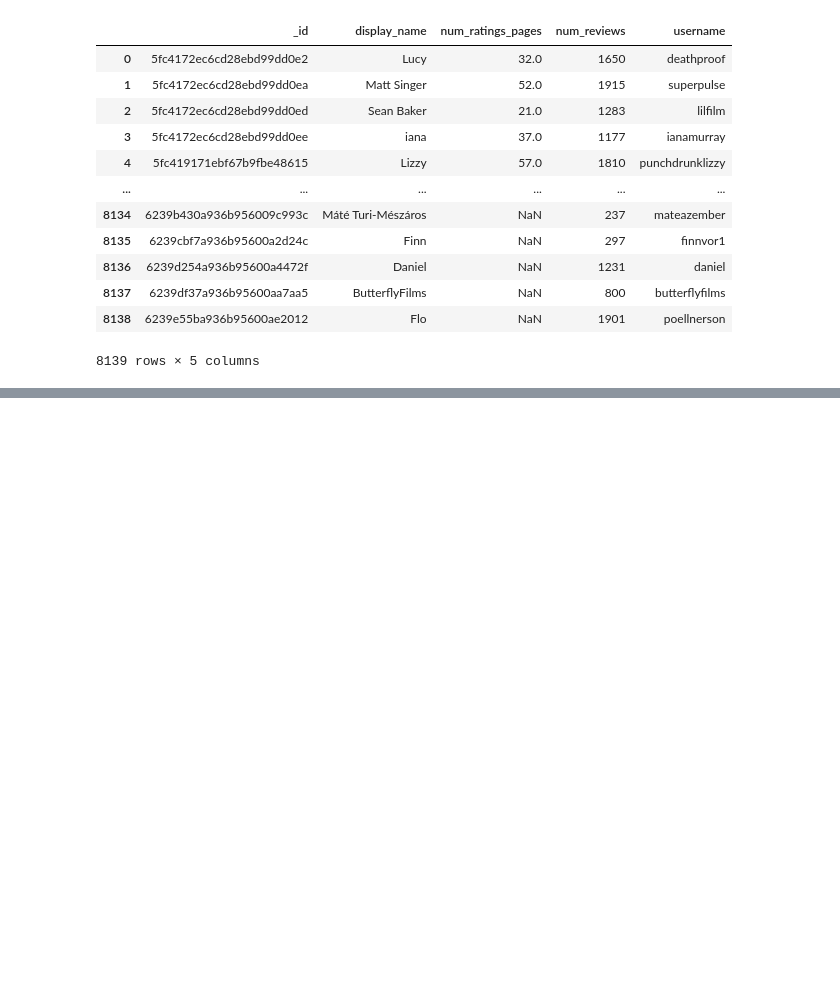
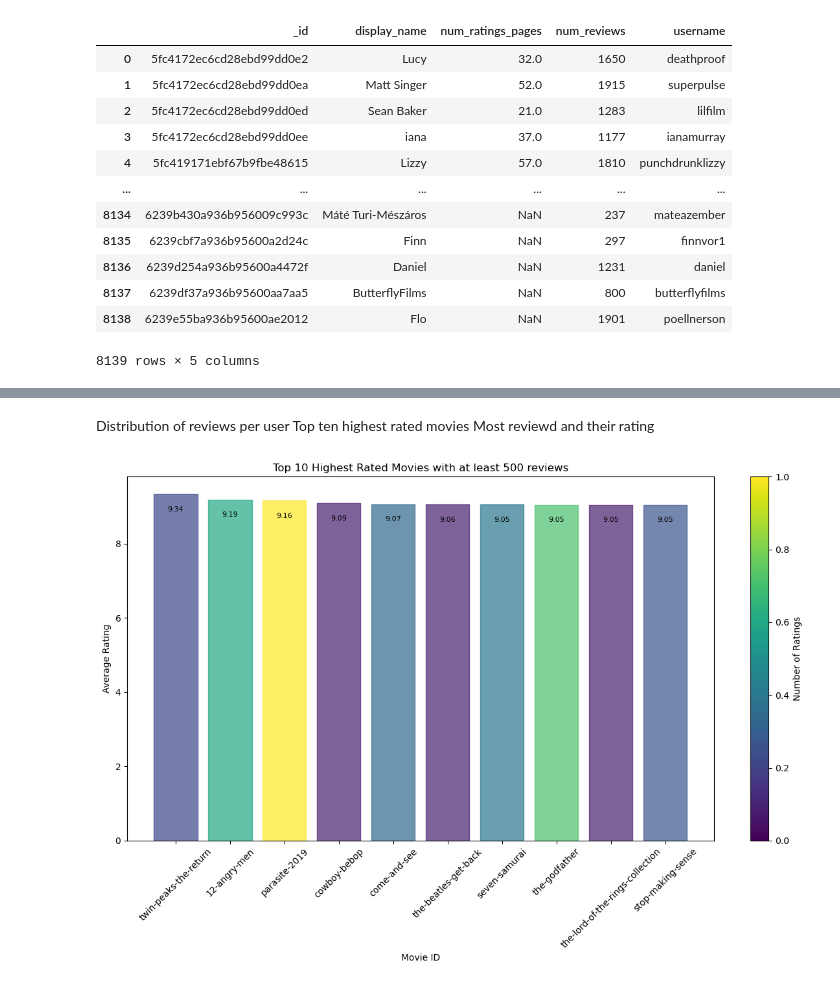
Before and after one commit to colebpotts/Letterboxd-Movie-Recommender, a Jupyter notebook: notebooks/Capstone.ipynb, the cells around one changed output, grey strips where cells are left out. Cells and saved outputs as stored; diff of their text form; code cells hidden in the pictures; blank space fills up the shorter version.

```diff
--- a/notebooks/Capstone.ipynb
+++ b/notebooks/Capstone.ipynb
@@ -60,0 +315,49 @@ users_df
+# %% [markdown]
+Distribution of reviews per user
+Top ten highest rated movies
+Most reviewd and their rating
+# %%
+# Counting the number of reviews for each movie
+reviews_per_movie = ratings_df['movie_id'].value_counts()
+
+# Filtering movies with at least 500 reviews
+movies_with_500_reviews = reviews_per_movie[reviews_per_movie >= 500].index
+
+# Filtering the DataFrame based on movies with at least 500 reviews
+ratings_filtered = ratings_df[ratings_df['movie_id'].isin(movies_with_500_reviews)]
+
+# Calculating the average rating and count of ratings for each movie
+average_ratings = ratings_filtered.groupby('movie_id')['rating_val'].mean()
+rating_counts = ratings_filtered.groupby('movie_id')['rating_val'].count()
+
+# Sorting the average ratings in descending order and selecting the top 10
+top_10 = average_ratings.nlargest(10)
+
+# Getting the count of ratings for the top 10 movies
+top_10_counts = rating_counts[top_10.index]
+# %%
+# Plotting the top 10 highest-rated movies with at least 100 reviews
+plt.figure(figsize=(12, 8))
+bars = plt.bar(top_10.index, top_10, alpha=0.7)
+
+# Color mapping based on number of ratings
+colors = top_10_counts.values
+
+# Adding labels with average ratings to the bars
+for bar, rating in zip(bars, top_10):
+    plt.text(bar.get_x() + bar.get_width() / 2, bar.get_height() - 0.5, f'{rating:.2f}', ha='center', va='bottom', fontsize=8)
+
+plt.colorbar(plt.cm.ScalarMappable(cmap='viridis'), label='Number of Ratings')
+plt.title('Top 10 Highest Rated Movies with at least 500 reviews')
+plt.xlabel('Movie ID')
+plt.ylabel('Average Rating')
+plt.xticks(rotation=45)
+
+# Setting colors for bars based on number of ratings
+for bar, color in zip(bars, colors):
+    bar.set_color(plt.cm.viridis(color / max(colors)))
+
+plt.tight_layout()
+plt.show()
+# %% [output]
+[figure, added]
```
Also changed, not shown: parts of 51 cells of this notebook, 2 other files.
